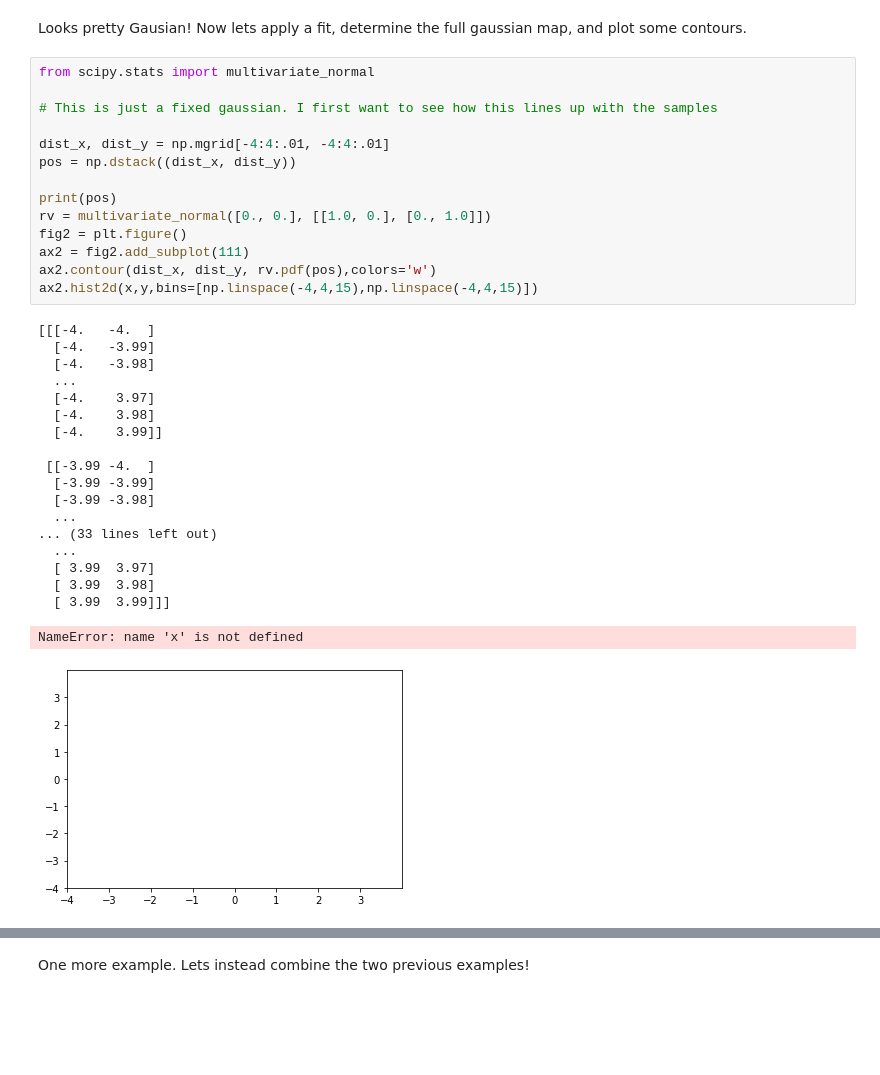
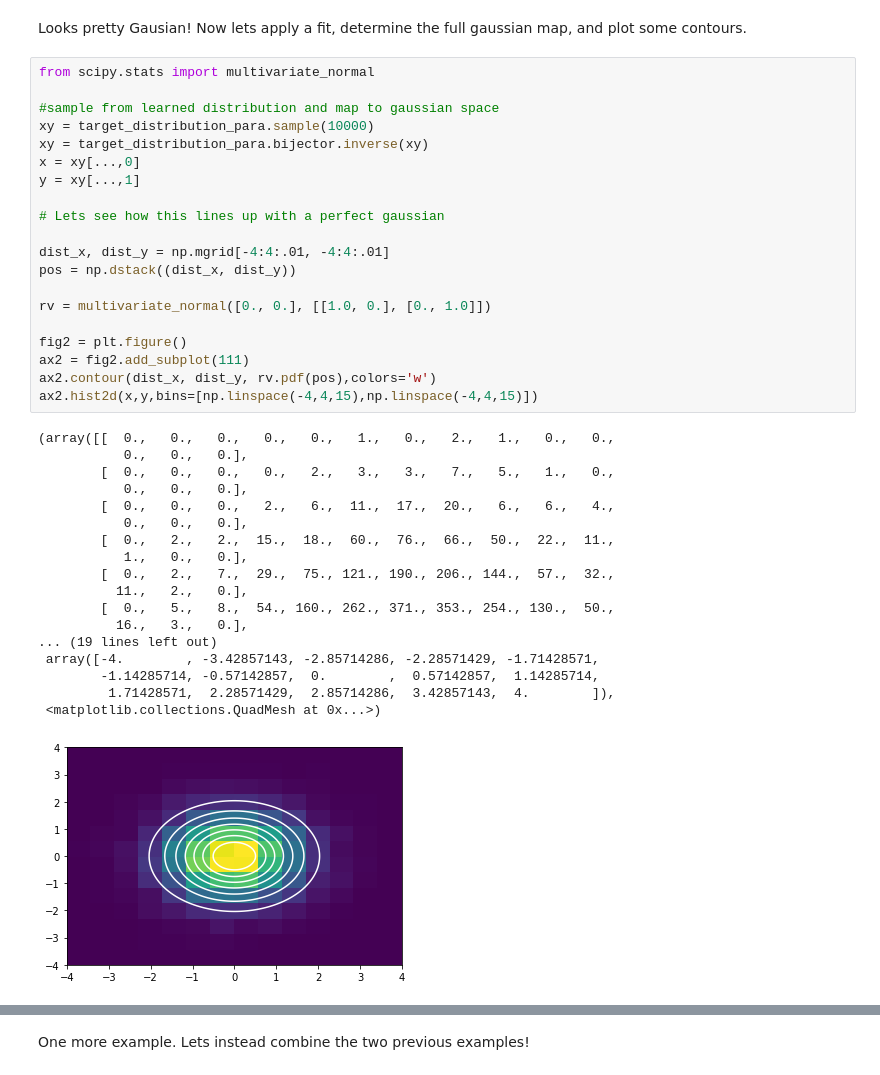
Before and after one commit to SBU-EVAN/jupyter-notebooks, a Jupyter notebook: tensorflow.ipynb, the cells around one changed output, grey strips where cells are left out. Cells and saved outputs as stored; diff of their text form; blank space fills up the shorter version.

```diff
--- a/tensorflow.ipynb
+++ b/tensorflow.ipynb
@@ -84,37 +105,42 @@ Looks pretty Gausian! Now lets apply a fit, determine the full gaussian map, and
 # %%
 from scipy.stats import multivariate_normal
 
-# This is just a fixed gaussian. I first want to see how this lines up with the samples
+#sample from learned distribution and map to gaussian space
+xy = target_distribution_para.sample(10000)
+xy = target_distribution_para.bijector.inverse(xy)
+x = xy[...,0]
+y = xy[...,1]
+
+# Lets see how this lines up with a perfect gaussian
 
 dist_x, dist_y = np.mgrid[-4:4:.01, -4:4:.01]
 pos = np.dstack((dist_x, dist_y))
 
-print(pos)
 rv = multivariate_normal([0., 0.], [[1.0, 0.], [0., 1.0]])
+
 fig2 = plt.figure()
 ax2 = fig2.add_subplot(111)
 ax2.contour(dist_x, dist_y, rv.pdf(pos),colors='w')
 ax2.hist2d(x,y,bins=[np.linspace(-4,4,15),np.linspace(-4,4,15)])
 # %% [output]
-[[[-4.   -4.  ]
-  [-4.   -3.99]
-  [-4.   -3.98]
-  ...
-  [-4.    3.97]
-  [-4.    3.98]
-  [-4.    3.99]]
-
- [[-3.99 -4.  ]
-  [-3.99 -3.99]
-  [-3.99 -3.98]
-  ...
-... (33 lines left out)
-  ...
-  [ 3.99  3.97]
-  [ 3.99  3.98]
-  [ 3.99  3.99]]]
+(array([[  0.,   0.,   0.,   0.,   0.,   1.,   0.,   2.,   1.,   0.,   0.,
+           0.,   0.,   0.],
+        [  0.,   0.,   0.,   0.,   2.,   3.,   3.,   7.,   5.,   1.,   0.,
+           0.,   0.,   0.],
+        [  0.,   0.,   0.,   2.,   6.,  11.,  17.,  20.,   6.,   6.,   4.,
+           0.,   0.,   0.],
+        [  0.,   2.,   2.,  15.,  18.,  60.,  76.,  66.,  50.,  22.,  11.,
+           1.,   0.,   0.],
+        [  0.,   2.,   7.,  29.,  75., 121., 190., 206., 144.,  57.,  32.,
+          11.,   2.,   0.],
+        [  0.,   5.,   8.,  54., 160., 262., 371., 353., 254., 130.,  50.,
+          16.,   3.,   0.],
+... (19 lines left out)
+ array([-4.        , -3.42857143, -2.85714286, -2.28571429, -1.71428571,
+        -1.14285714, -0.57142857,  0.        ,  0.57142857,  1.14285714,
+         1.71428571,  2.28571429,  2.85714286,  3.42857143,  4.        ]),
+ <matplotlib.collections.QuadMesh at 0x...>)
-NameError: name 'x' is not defined
-[figure, old version]
+[figure, new version]
 # %%
 '''
 Here what I am doing is finding values to perform the fit. I can start with using the previous histgram and using
```
Also changed, not shown: parts of 36 cells of this notebook, 1 other file.
